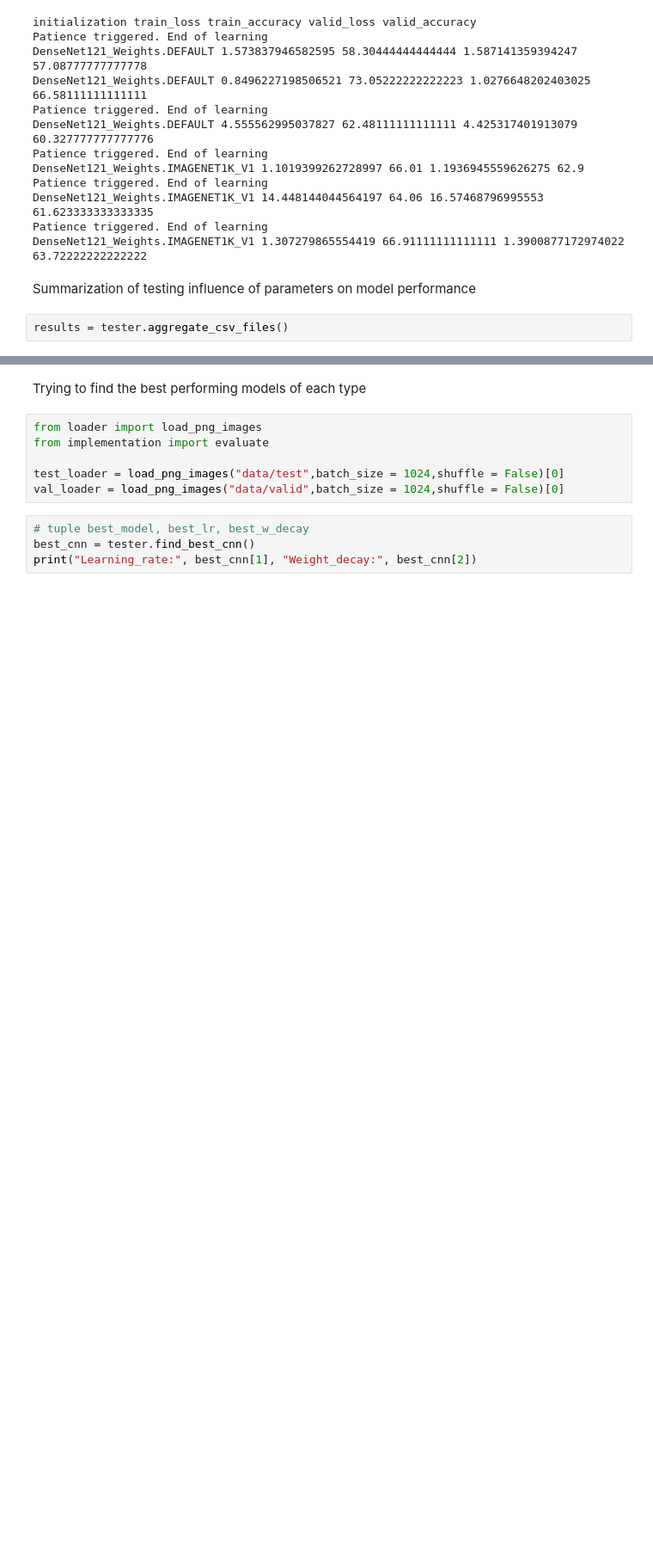
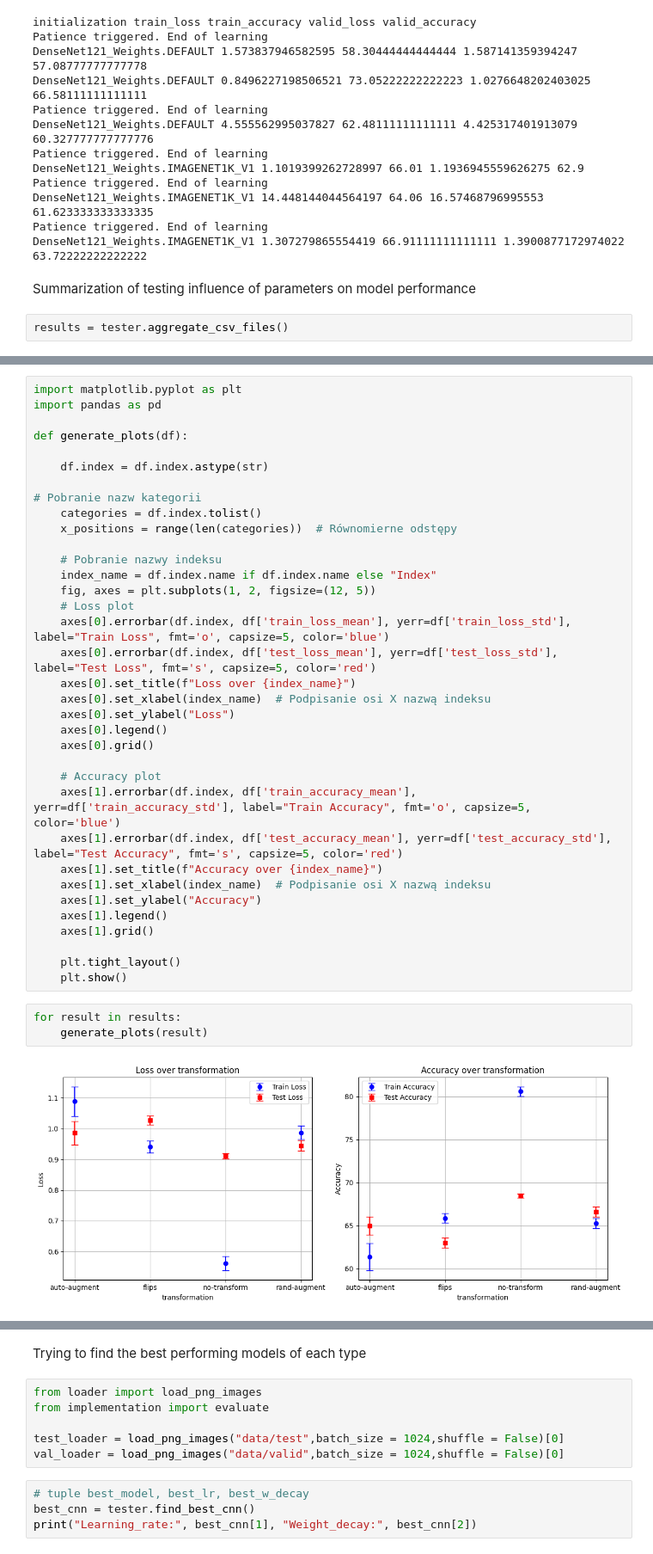
Before and after one commit to Michal-Iwicki/Deep_learning_projects, a Jupyter notebook: project_1/testing.ipynb, the cells around one changed output, grey strips where cells are left out. Shown: that part at 86% size. Saved outputs shown, nothing was run; the diff lists cells and outputs as text; blank space fills up the shorter version.

Commit message:
plots

```diff
--- a/project_1/testing.ipynb
+++ b/project_1/testing.ipynb
@@ -224,0 +167,40 @@ results[6]
+# %%
+import matplotlib.pyplot as plt
+import pandas as pd
+
+def generate_plots(df):
+
+    df.index = df.index.astype(str)
+
+# Pobranie nazw kategorii
+    categories = df.index.tolist()
+    x_positions = range(len(categories))  # Równomierne odstępy
+
+    # Pobranie nazwy indeksu
+    index_name = df.index.name if df.index.name else "Index"
+    fig, axes = plt.subplots(1, 2, figsize=(12, 5))
+    # Loss plot
+    axes[0].errorbar(df.index, df['train_loss_mean'], yerr=df['train_loss_std'], label="Train Loss", fmt='o', capsize=5, color='blue')
+    axes[0].errorbar(df.index, df['test_loss_mean'], yerr=df['test_loss_std'], label="Test Loss", fmt='s', capsize=5, color='red')
+    axes[0].set_title(f"Loss over {index_name}")
+    axes[0].set_xlabel(index_name)  # Podpisanie osi X nazwą indeksu
+    axes[0].set_ylabel("Loss")
+    axes[0].legend()
+    axes[0].grid()
+
+    # Accuracy plot
+    axes[1].errorbar(df.index, df['train_accuracy_mean'], yerr=df['train_accuracy_std'], label="Train Accuracy", fmt='o', capsize=5, color='blue')
+    axes[1].errorbar(df.index, df['test_accuracy_mean'], yerr=df['test_accuracy_std'], label="Test Accuracy", fmt='s', capsize=5, color='red')
+    axes[1].set_title(f"Accuracy over {index_name}")
+    axes[1].set_xlabel(index_name)  # Podpisanie osi X nazwą indeksu
+    axes[1].set_ylabel("Accuracy")
+    axes[1].legend()
+    axes[1].grid()
+
+    plt.tight_layout()
+    plt.show()
+# %%
+for result in results:
+    generate_plots(result)
+# %% [output]
+[figure, added]
```
Also changed, not shown: parts of 8 cells of this notebook, 2 other files.
